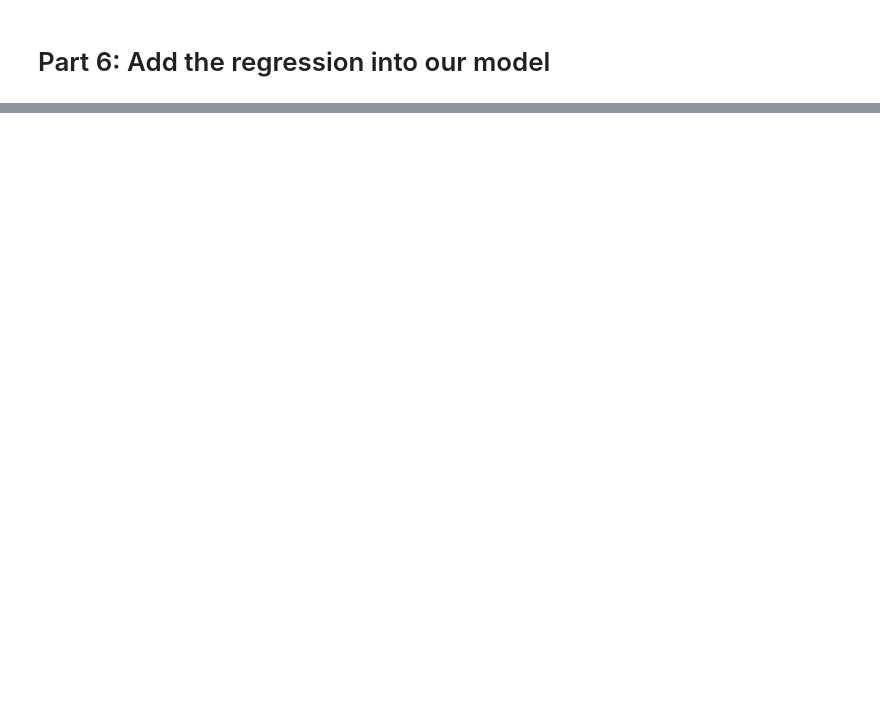
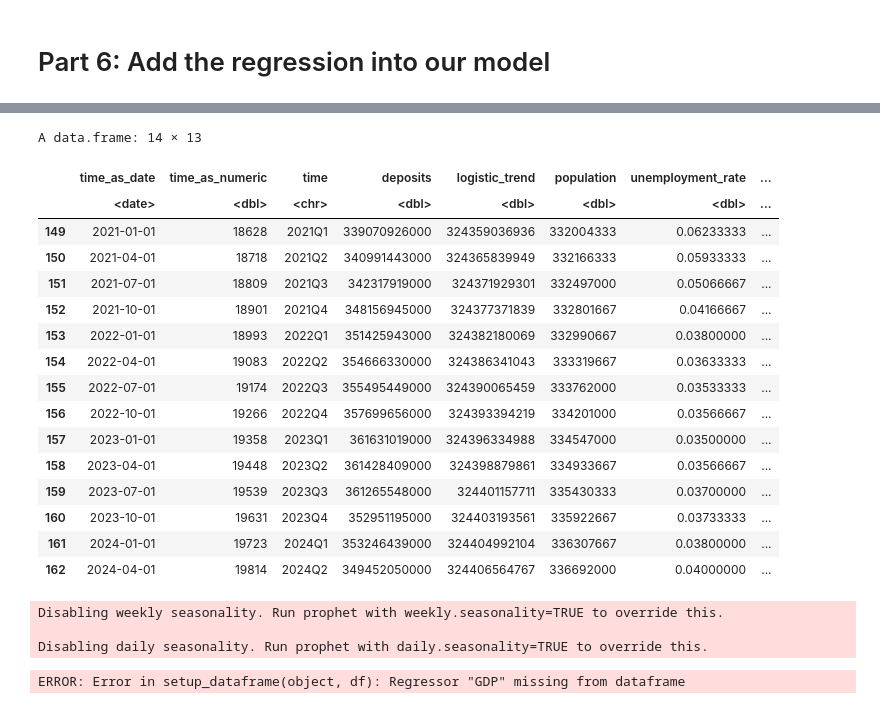
Before and after one commit to nzarama-kouadio/DUKE_MIDS_QFC_Final_Project, a Jupyter notebook: model_prediction/prophet_model.ipynb, the cells around one changed output, grey strips where cells are left out. Cells and saved outputs as stored; diff of their text form; code cells hidden in the pictures; blank space fills up the shorter version.

```diff
--- a/model_prediction/prophet_model.ipynb
+++ b/model_prediction/prophet_model.ipynb
@@ -668,0 +663,31 @@ print(mse)
+# %%
+# Step 1: Split Data between training and test data
+train_data_2 <- deposit_regr
+
+
+
+
+time_as_date <= "2020-12-31", ]  # Training data: 1984 Q1 to 2020 Q4
+test_data_2 <- deposit_regressor_data[deposit_regressor_data$time_as_date > "2020-12-31", ]  # Testing data: 2021 Q1 to 2024 Q2
+
+# Check
+#View(train_data_2)
+View(test_data_2)
+# %% [output]
+A data.frame: 14 × 13
+|  | time_as_date | time_as_numeric | time | deposits | logistic_trend | population | unemployment_rate | ... |
+|  | <date> | <dbl> | <chr> | <dbl> | <dbl> | <dbl> | <dbl> | ... |
+| 149 | 2021-01-01 | 18628 | 2021Q1 | 339070926000 | 324359036936 | 332004333 | 0.06233333 | ... |
+| 150 | 2021-04-01 | 18718 | 2021Q2 | 340991443000 | 324365839949 | 332166333 | 0.05933333 | ... |
+| 151 | 2021-07-01 | 18809 | 2021Q3 | 342317919000 | 324371929301 | 332497000 | 0.05066667 | ... |
+| 152 | 2021-10-01 | 18901 | 2021Q4 | 348156945000 | 324377371839 | 332801667 | 0.04166667 | ... |
+| 153 | 2022-01-01 | 18993 | 2022Q1 | 351425943000 | 324382180069 | 332990667 | 0.03800000 | ... |
+| 154 | 2022-04-01 | 19083 | 2022Q2 | 354666330000 | 324386341043 | 333319667 | 0.03633333 | ... |
+| 155 | 2022-07-01 | 19174 | 2022Q3 | 355495449000 | 324390065459 | 333762000 | 0.03533333 | ... |
+| 156 | 2022-10-01 | 19266 | 2022Q4 | 357699656000 | 324393394219 | 334201000 | 0.03566667 | ... |
+| 157 | 2023-01-01 | 19358 | 2023Q1 | 361631019000 | 324396334988 | 334547000 | 0.03500000 | ... |
+| 158 | 2023-04-01 | 19448 | 2023Q2 | 361428409000 | 324398879861 | 334933667 | 0.03566667 | ... |
+| 159 | 2023-07-01 | 19539 | 2023Q3 | 361265548000 | 324401157711 | 335430333 | 0.03700000 | ... |
+| 160 | 2023-10-01 | 19631 | 2023Q4 | 352951195000 | 324403193561 | 335922667 | 0.03733333 | ... |
+| 161 | 2024-01-01 | 19723 | 2024Q1 | 353246439000 | 324404992104 | 336307667 | 0.03800000 | ... |
+| 162 | 2024-04-01 | 19814 | 2024Q2 | 349452050000 | 324406564767 | 336692000 | 0.04000000 | ... |
@@ -668,0 +703,15 @@ print(mse)
+# %%
+# Step 3: Initialize the model by adding on regressors and Fit Prophet
+
+# Initialize the model
+
+prophet_model_2 <- prophet(changepoints = c("2008-01-01")) %>%
+  add_regressor('GDP') %>%
+  add_regressor('unemployment_rate')
+
+# Step 2: Fit the model: Training the model
+prophet_model_2 <- fit.prophet(prophet_model_2, train_data_2) # syntax
+# %% [output]
+Disabling weekly seasonality. Run prophet with weekly.seasonality=TRUE to override this.
+
+Disabling daily seasonality. Run prophet with daily.seasonality=TRUE to override this.
@@ -668,0 +722,5 @@ print(mse)
+# %%
+# Step 5: Predict Future Values
+prediction_train_data_2 <- predict(prophet_model_2, future_train_data_2)
+# %% [output]
+ERROR: Error in setup_dataframe(object, df): Regressor "GDP" missing from dataframe
```
Also changed, not shown: parts of 17 cells of this notebook.
